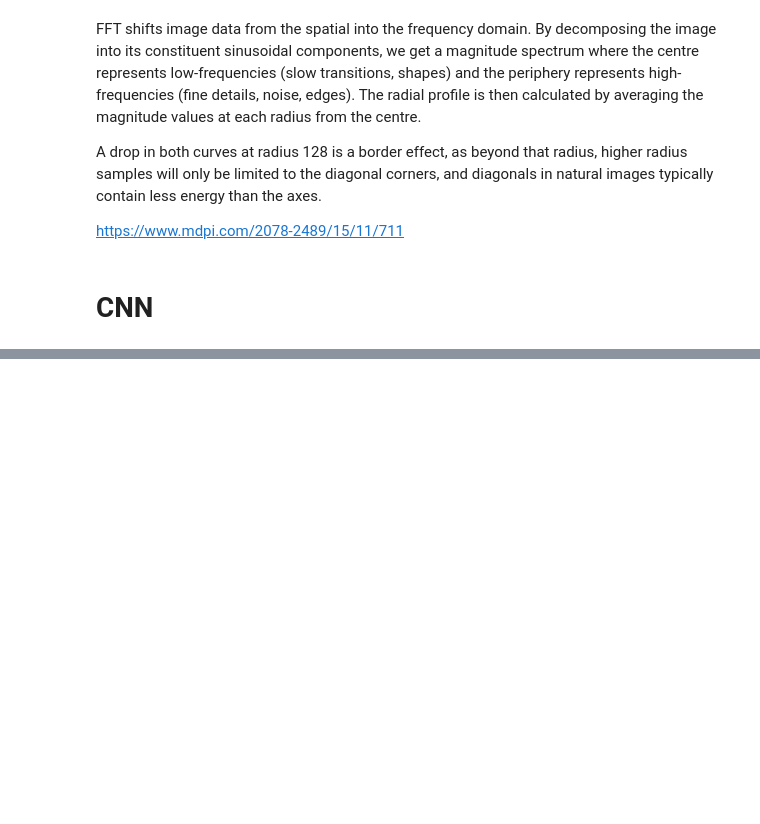
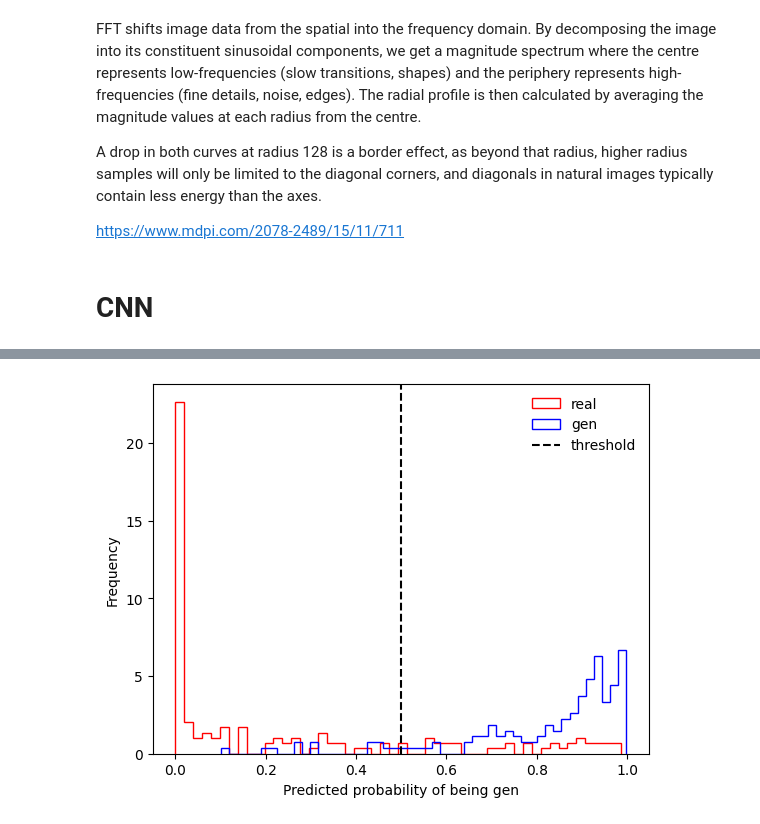
Before and after one commit to dovydaszem/ai-image-detector, a Jupyter notebook: fft_analysis.ipynb, the cells around one changed output, grey strips where cells are left out. Drawn from its saved outputs; the diff is of its cells as text; code cells hidden in the pictures; blank space fills up the shorter version.

```diff
--- a/fft_analysis.ipynb
+++ b/fft_analysis.ipynb
@@ -186,12 +193,7 @@ class ImageDataset(Dataset):
 # %%
 train_ds = ImageDataset(df_train)
 val_ds = ImageDataset(df_val)
-test_ds  = ImageDataset(df_test)
-
-batch_size = 128
-train_loader = DataLoader(train_ds, batch_size=batch_size, shuffle=True)
-val_loader = DataLoader(val_ds, batch_size=batch_size, shuffle=False)
-test_loader  = DataLoader(test_ds, batch_size=batch_size, shuffle=False)
+test_ds = ImageDataset(df_test)
 # %%
 class SimpleCNN(nn.Module):
     """
@@ -331,22 +363,24 @@ plt.show()
 # %%
-y_true, y_pred, y_pred_prob = [], [], []
+test_loader = DataLoader(test_ds, batch_size=128, shuffle=False)
+
+y_true, y_pred, probs = [], [], []
 model.eval()
+th = 0.5
 
 with torch.no_grad():
     for bat_x, bat_y in test_loader:
         bat_x, bat_y = bat_x.to(device), bat_y.to(device)
 
         logits = model(bat_x)
-        y_pred_bat = torch.argmax(logits, 1)
-        y_pred_prob_bat = torch.softmax(logits, dim=1)[:, 1]
+        prob = torch.sigmoid(logits)
 
         y_true.append(bat_y.cpu().numpy())
-        y_pred.append(y_pred_bat.cpu().numpy())
-        y_pred_prob.append(y_pred_prob_bat.cpu().numpy())
+        y_pred.append((prob > th).int().cpu().numpy())
+        probs.append(prob.cpu().numpy())
 
 y_true = np.concatenate(y_true)
 y_pred = np.concatenate(y_pred)
-y_pred_prob = np.concatenate(y_pred_prob)
+probs = np.concatenate(probs)
 # %%
 cm = confusion_matrix(y_true, y_pred)
 acc = accuracy_score(y_true, y_pred)
@@ -363,0 +398,10 @@ F1 Score: 0.818
+# %%
+plt.hist(probs[y_true == 0], bins=50, density=True, histtype='step', color='r', label = 'real')
+plt.hist(probs[y_true == 1], bins=50, density=True, histtype='step', color='b', label = 'gen')
+plt.axvline(x=th, color='k', linestyle='--', label='threshold')
+plt.xlabel("Predicted probability of being gen")
+plt.ylabel("Frequency")
+plt.legend(frameon=False, loc='upper right')
+plt.show()
+# %% [output]
+[figure, added]
```
Also changed, not shown: parts of 11 cells of this notebook.
